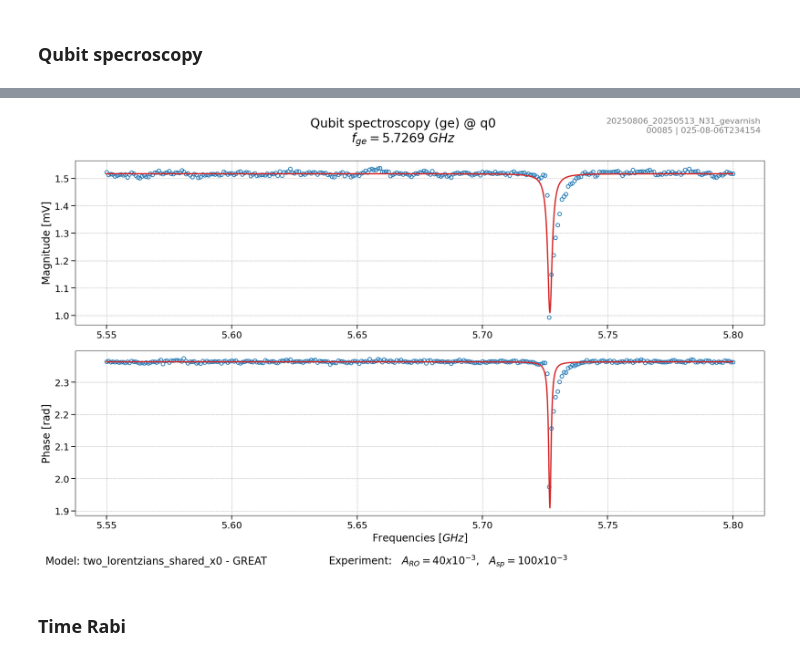
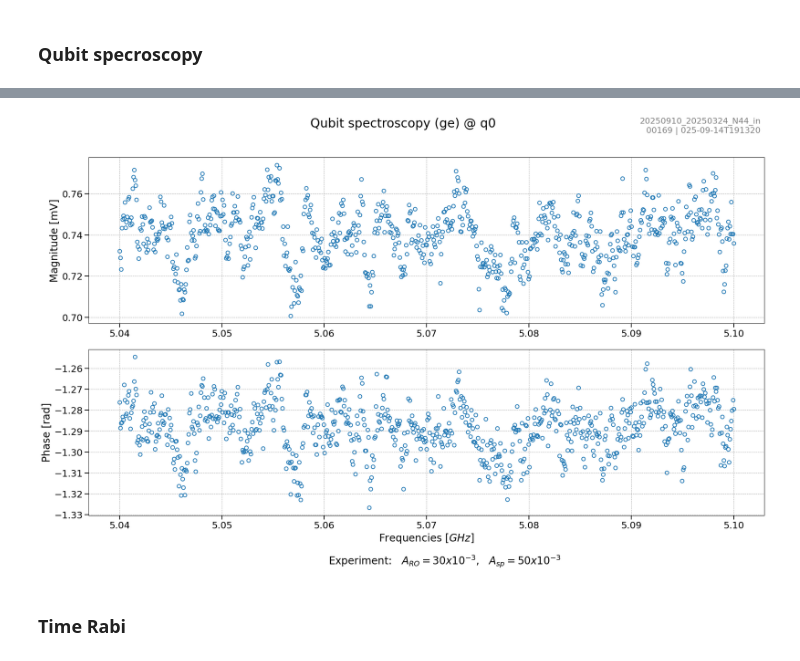
Before and after one commit to SQIL-EPFL/sqil-experiments, a Jupyter notebook: sqil_experiments/measurements/measure.ipynb, the cells around one changed output, grey strips where cells are left out. Drawn from its saved outputs; the diff is of its cells as text; code cells hidden in the pictures.

```diff
--- a/sqil_experiments/measurements/measure.ipynb
+++ b/sqil_experiments/measurements/measure.ipynb
@@ -89,15 +90,16 @@ options.averaging_mode = AveragingMode.CYCLIC
 options.acquisition_type = AcquisitionType.SPECTROSCOPY
 
 result = qu_spec.run(
-    [np.linspace(5.55e9, 5.8e9, 301)],  # , np.linspace(5.55e9, 5.8e9, 301)
-    # [qu_spec.sweep_around("resonance_frequency_ge", 10e6, n_points=101)],
+    [np.linspace(5.04e9, 5.1e9, 801)],
+    # [qu_spec.sweep_around("resonance_frequency_ge", 10e6, n_points=201)],
     # sweeps={"spectroscopy_amplitude": np.linspace(0.8,1,5)},
     # sweeps={"index": np.arange(3)},
     # sweeps={"spectroscopy_amplitude": np.linspace(0.003, 1, 70)},
     transition="ge",
     qu_ids=["q0"],
     options=options,
-    update_params=False,
+    update_params=True,
     relevant_params=["readout_amplitude", "spectroscopy_amplitude"],
+    # pulse_sheet=0.3e-6
 )
 # %% [output]
@@ -130,4 +135,4 @@ result = qu_spec.run(
-[figure, old version]
+[figure, new version]
 # %% [markdown]
 ### Time Rabi
 # %%
```
Also changed, not shown: parts of 11 cells of this notebook, 2 other files.
